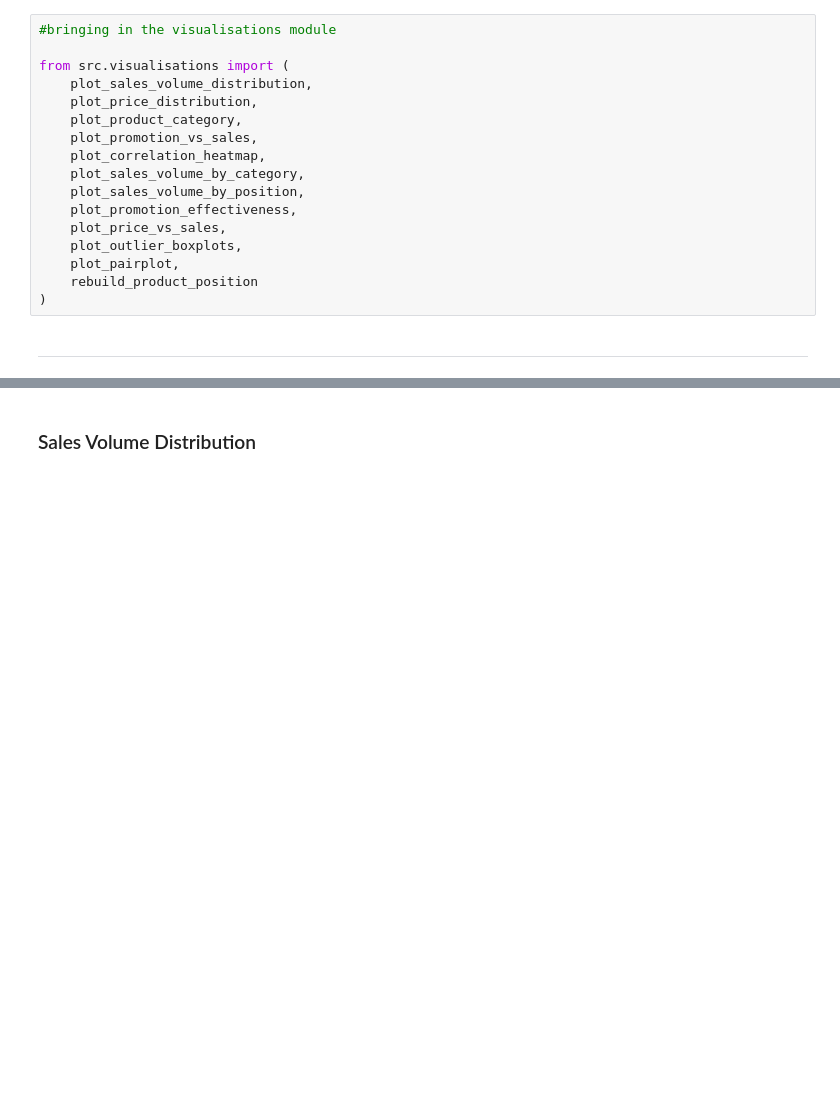
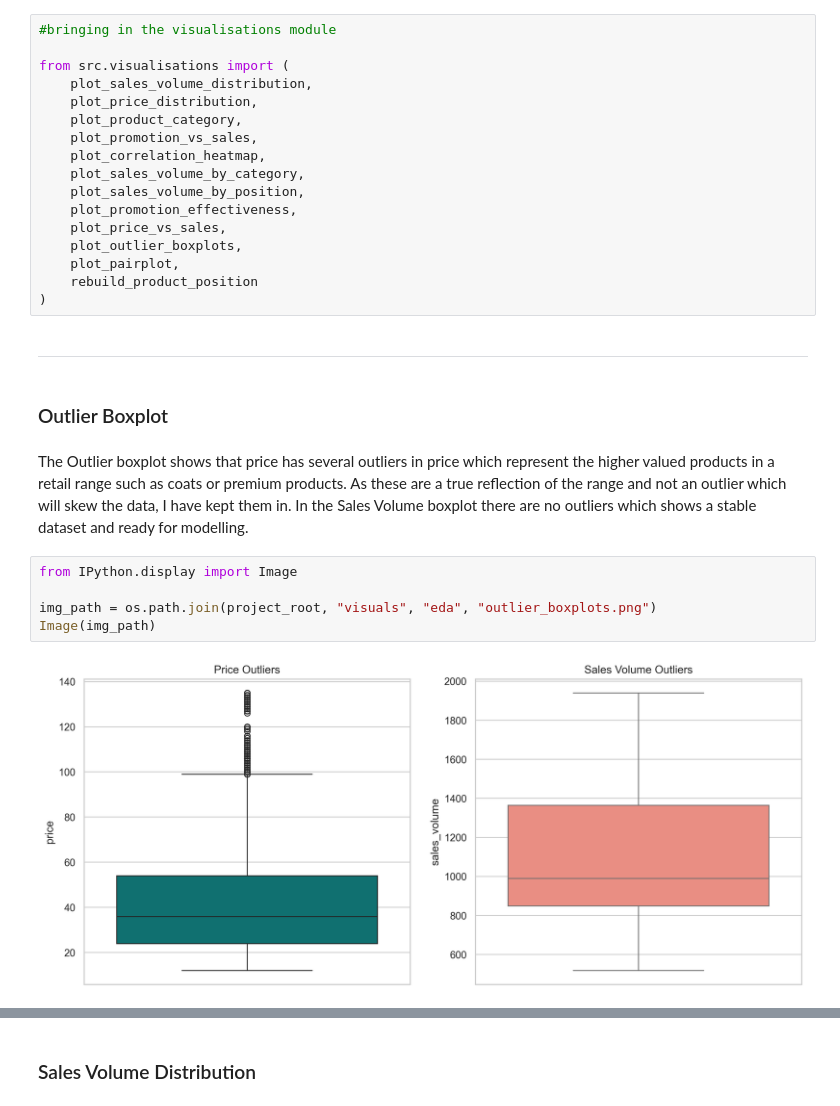
Before and after one commit to cowardclaire/capstone-project, a Jupyter notebook: jupyter_notebooks/Notebook_Template.ipynb, the cells around one changed output, grey strips where cells are left out. Drawn from its saved outputs; the diff is of its cells as text; blank space fills up the shorter version.

```diff
--- a/jupyter_notebooks/Notebook_Template.ipynb
+++ b/jupyter_notebooks/Notebook_Template.ipynb
@@ -174,3 +174,14 @@ from src.visualisations import (
 )
 # %% [markdown]
 ---
+# %% [markdown]
+### Outlier Boxplot
+# %% [markdown]
+The Outlier boxplot shows that price has several outliers in price which represent the higher valued products in a retail range such as coats or premium products. As these are a true reflection of the range and not an outlier which will skew the data, I have kept them in. In the Sales Volume boxplot there are no outliers which shows a stable dataset and ready for modelling.
+# %%
+from IPython.display import Image
+
+img_path = os.path.join(project_root, "visuals", "eda", "outlier_boxplots.png")
+Image(img_path)
+# %% [output]
+[figure, added]
```
Also changed, not shown: parts of 2 cells of this notebook.
